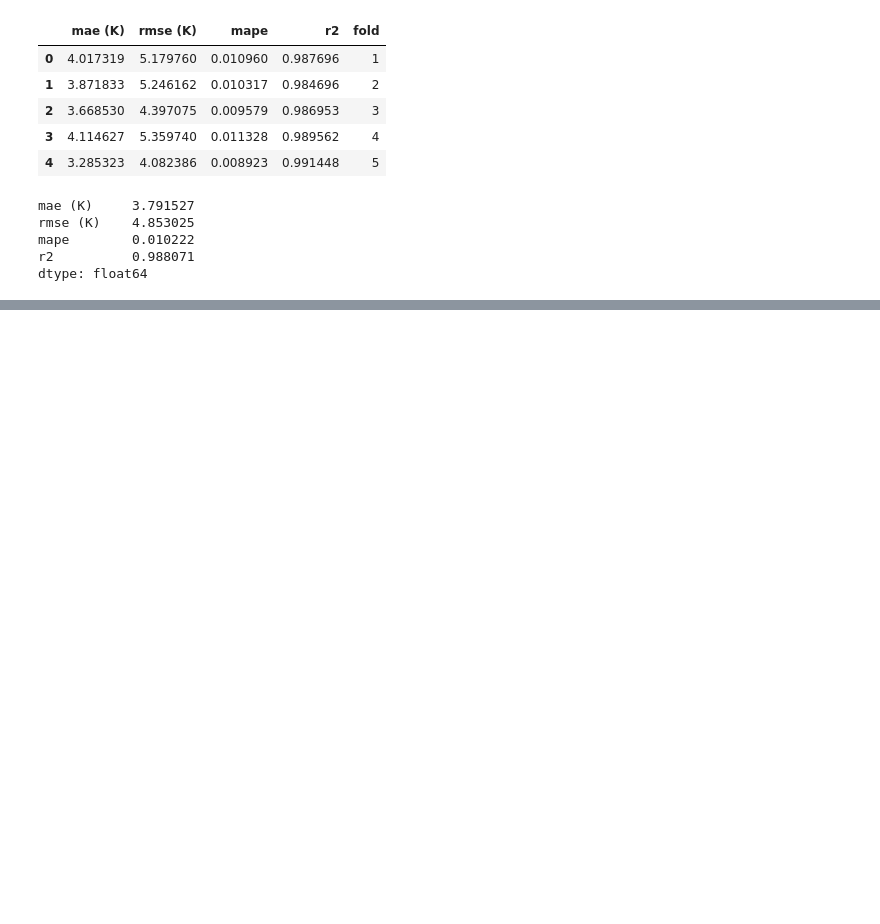
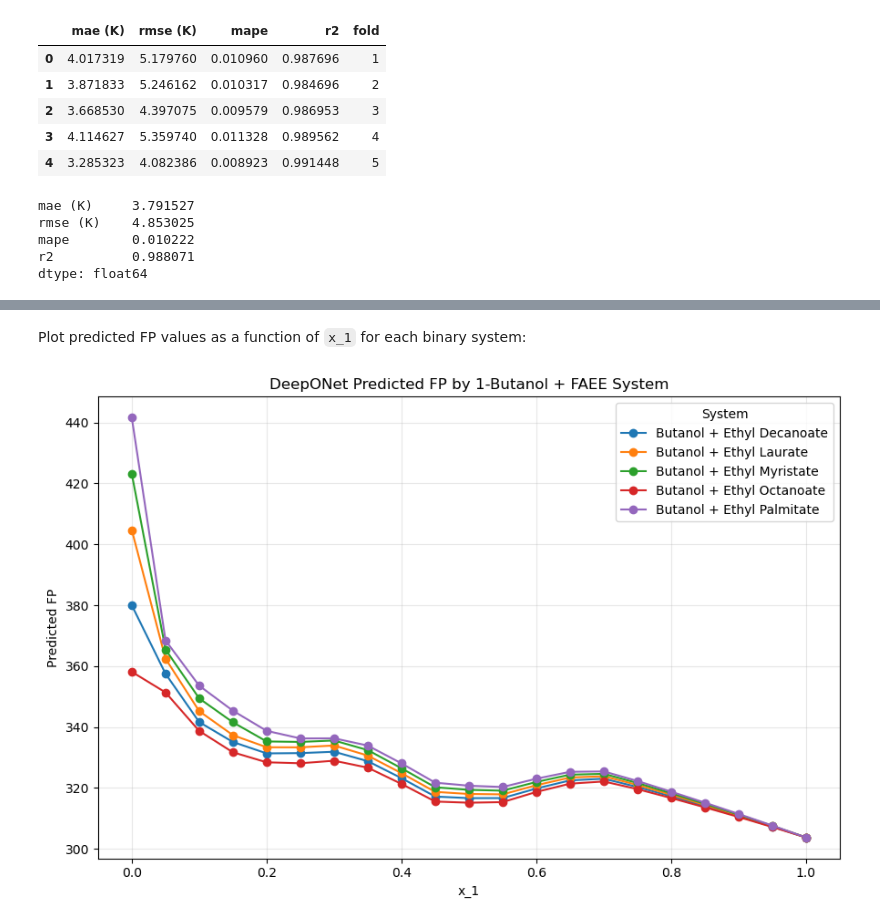
Before and after one commit to ThermoPhase-FCSRG/biofuels-sciml, a Jupyter notebook: notebooks/fp_modeling_deeponets.ipynb, the cells around one changed output, grey strips where cells are left out. Saved outputs shown, nothing was run; the diff lists cells and outputs as text; code cells hidden in the pictures; blank space fills up the shorter version.

Commit message:
Add the DeepONet prediction plot for the butanol + FAEE systems

```diff
--- a/notebooks/fp_modeling_deeponets.ipynb
+++ b/notebooks/fp_modeling_deeponets.ipynb
@@ -402,0 +438,17 @@ dtype: float64
+# %%
+best_deeponet_artifact = min(
+    deeponet_fold_artifacts, key=lambda artifact: artifact["rmse (K)"]
+)
+
+best_deeponet_model = DeepONet(
+    branch_dim=branch_features.shape[1],
+    trunk_dim=trunk_features.shape[1],
+    output_dim=1,
+).to(DEVICE)
+best_deeponet_model.load_state_dict(best_deeponet_artifact["model_state_dict"])
+best_deeponet_model.eval()
+
+branch_scaler = best_deeponet_artifact["branch_scaler"]
+trunk_scaler = best_deeponet_artifact["trunk_scaler"]
+
+print(f"Using DeepONet fold {best_deeponet_artifact['fold']} for inference")
@@ -402,0 +496,56 @@ dtype: float64
+# %% [markdown]
+Plot predicted FP values as a function of `x_1` for each binary system:
+# %%
+binary_system_predictions = but_faee_predictions.loc[
+    but_faee_predictions["substance_2"].notna()
+    & (but_faee_predictions["substance_2"] != "")
+].copy()
+pure_component_predictions = but_faee_predictions.loc[
+    but_faee_predictions["substance_2"].isna()
+    | (but_faee_predictions["substance_2"] == "")
+].copy()
+pure_butanol_prediction = pure_component_predictions.loc[
+    pure_component_predictions["substance_1"] == "Butanol"
+].iloc[0]
+
+plt.figure(figsize=(9, 6))
+for ester_name, system_data in binary_system_predictions.groupby("substance_2"):
+    pure_ester_prediction = pure_component_predictions.loc[
+        pure_component_predictions["substance_1"] == ester_name
+    ].iloc[0]
+    system_data = system_data.copy()
+    system_data["plot_x_1"] = system_data["x_1"]
+    system_data = pd.concat(
+        [
+            pd.DataFrame(
+                {
+                    "plot_x_1": [0.0],
+                    "predicted_FP": [pure_ester_prediction["predicted_FP"]],
+                }
+            ),
+            system_data[["plot_x_1", "predicted_FP"]],
+            pd.DataFrame(
+                {
+                    "plot_x_1": [1.0],
+                    "predicted_FP": [pure_butanol_prediction["predicted_FP"]],
+                }
+            ),
+        ],
+        ignore_index=True,
+    ).sort_values("plot_x_1")
+    plt.plot(
+        system_data["plot_x_1"],
+        system_data["predicted_FP"],
+        marker="o",
+        label=f"Butanol + {ester_name}",
+    )
+
+plt.xlabel("x_1")
+plt.ylabel("Predicted FP")
+plt.title("DeepONet Predicted FP by 1-Butanol + FAEE System")
+plt.legend(title="System")
+plt.grid(alpha=0.3)
+plt.tight_layout()
+plt.show()
+# %% [output]
+[figure, added]
```
Also changed, not shown: parts of 9 cells of this notebook.
